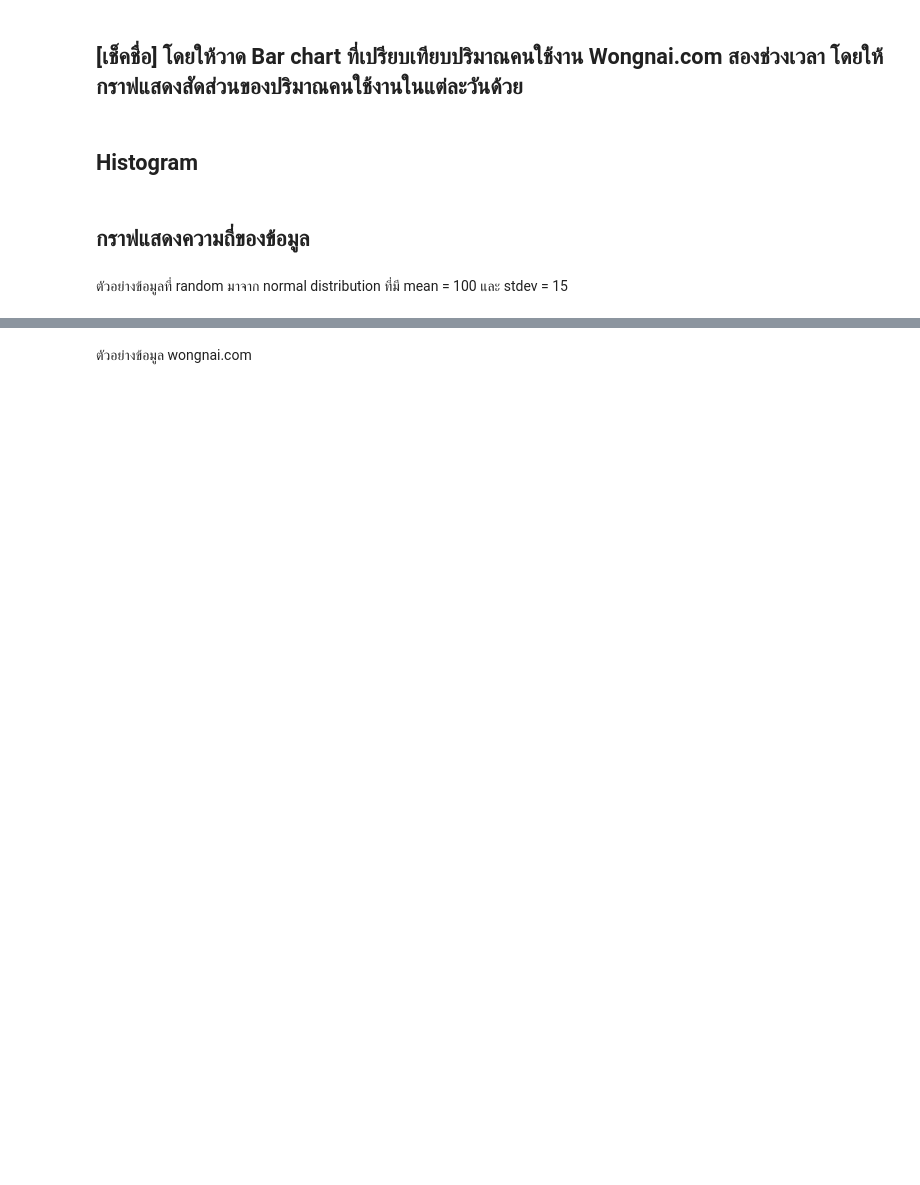
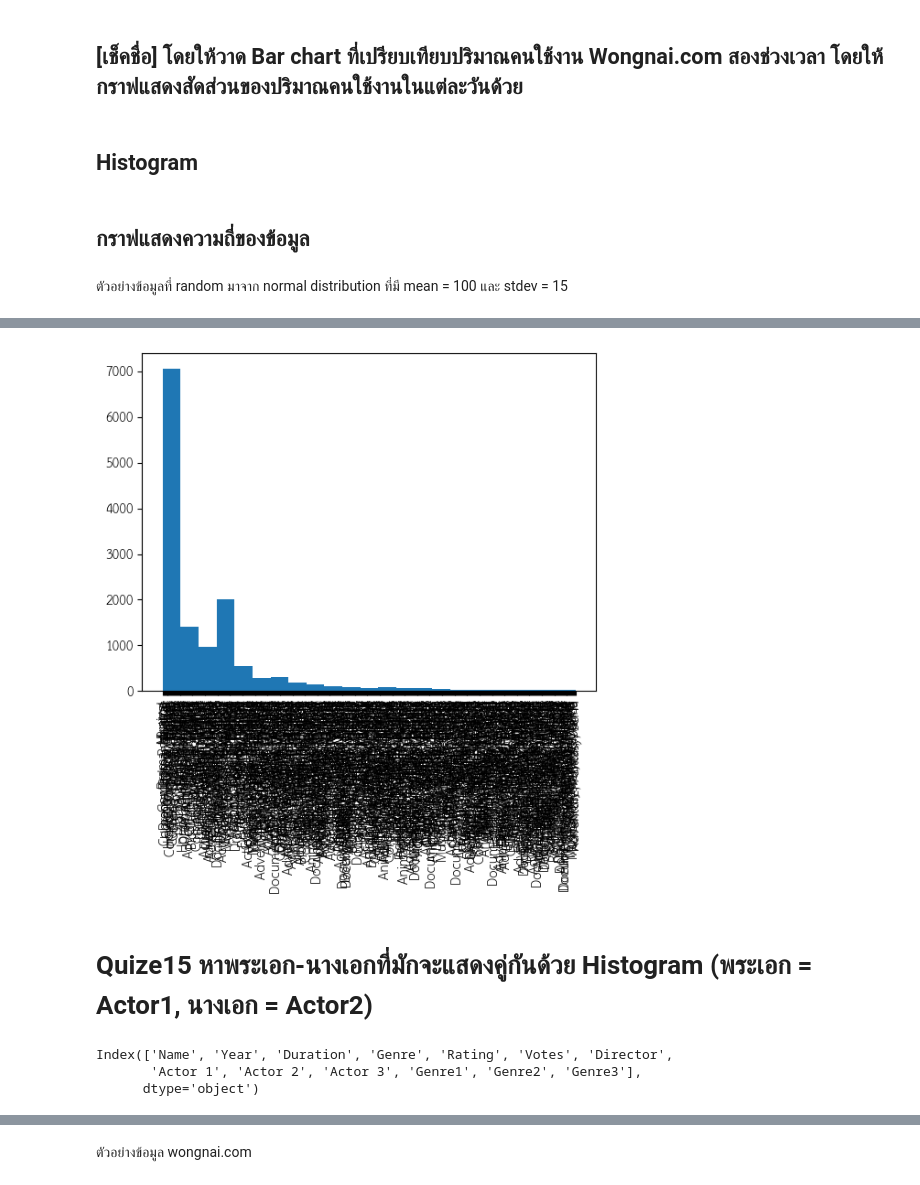
Before and after one commit to RatchanonPa/python_dataviz2024, a Jupyter notebook: Visualize_Data_Comparison_2024.ipynb, the cells around one changed output, grey strips where cells are left out. Cells and saved outputs as stored; diff of their text form; code cells hidden in the pictures; blank space fills up the shorter version.

Commit message:
Quize15

```diff
--- a/Visualize_Data_Comparison_2024.ipynb
+++ b/Visualize_Data_Comparison_2024.ipynb
@@ -679,0 +617,13 @@ plt.hist(X, 50, density = True, facecolor = 'violet', alpha = 0.75);
+# %%
+# prompt: split value in column genre by ','  and make more column for each those
+# Split the 'Genre' column by ',' and expand into multiple columns
+genre_split = movie_df['Genre'].str.split(',', expand=True)
+
+# Rename the new columns
+genre_split.columns = ['Genre1', 'Genre2', 'Genre3'] # remove parentheses from columns
+
+# Concatenate the new columns with the original DataFrame
+data_india = pd.concat([data_india, genre_split], axis=1)
+
+# Display the updated DataFrame
+data_india.head()
@@ -679,0 +637,7 @@ plt.hist(X, 50, density = True, facecolor = 'violet', alpha = 0.75);
+# %%
+# prompt: delete space in the value in Genre1 Genre2 Genre3
+
+for col in ['Genre1', 'Genre2', 'Genre3']:
+  if col in data_india.columns:
+    data_india[col] = data_india[col].str.strip() if data_india[col].dtype == object else data_india[col]
+data_india
@@ -679,0 +658,2 @@ plt.hist(X, 50, density = True, facecolor = 'violet', alpha = 0.75);
+# %%
+allGenre = list(data_india['Genre1']) + list(data_india['Genre2']) + list(data_india['Genre3'])
@@ -679,0 +664,5 @@ plt.hist(X, 50, density = True, facecolor = 'violet', alpha = 0.75);
+# %%
+# prompt: delete all None from the allGenre list
+
+allGenre = [x for x in allGenre if x is not None]
+allGenre
@@ -679,0 +687,13 @@ plt.hist(X, 50, density = True, facecolor = 'violet', alpha = 0.75);
+# %%
+plt.hist(allGenre)
+plt.xticks(rotation = 'vertical');
+# %% [output]
+[figure, added]
+# %% [markdown]
+# Quize15 หาพระเอก-นางเอกที่มักจะแสดงคู่กันด้วย Histogram (พระเอก = Actor1, นางเอก = Actor2)
+# %%
+data_india.columns
+# %% [output]
+Index(['Name', 'Year', 'Duration', 'Genre', 'Rating', 'Votes', 'Director',
+       'Actor 1', 'Actor 2', 'Actor 3', 'Genre1', 'Genre2', 'Genre3'],
+      dtype='object')
```
Also changed, not shown: parts of 60 cells of this notebook.
